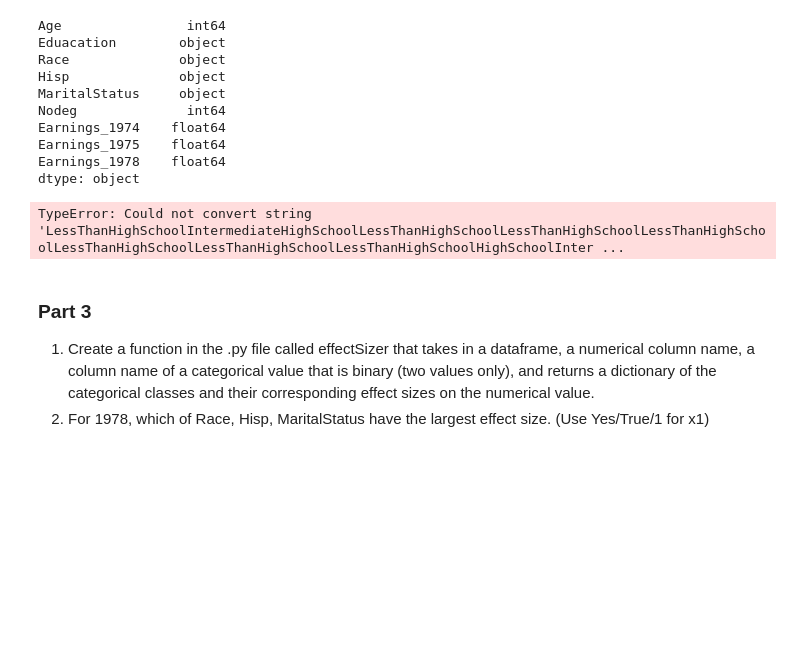
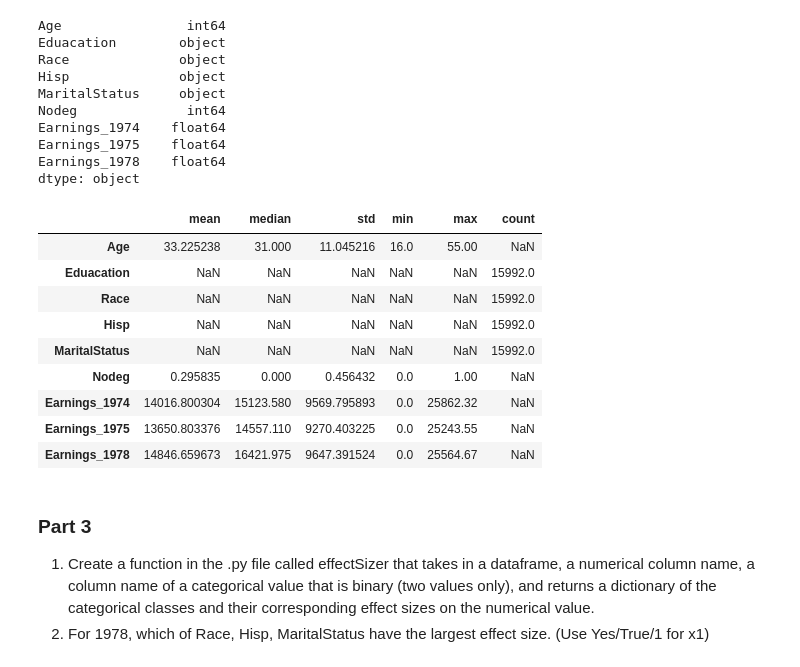
Before and after one commit to AkeemSemperDataScience/data3450-assignment-1-mlsiebold, a Jupyter notebook: START_Asn_1_2025.ipynb, the cells around one changed output. Saved outputs shown, nothing was run; the diff lists cells and outputs as text; code cells hidden in the pictures; blank space fills up the shorter version.

```diff
--- a/START_Asn_1_2025.ipynb
+++ b/START_Asn_1_2025.ipynb
@@ -166,10 +166,22 @@ dtype: object
 # %%
 # 1 - Demo of function
 cohorts = df.columns
-afs.cohortCompare(df, cohorts, statistics=['mean', 'median', 'std', 'min', 'max'])
+cohort_stats = afs.cohortCompare(df, cohorts, statistics=['mean', 'median', 'std', 'min', 'max'])
+cohort_stats_df = pd.DataFrame(cohort_stats).T
+cohort_stats_df
+
 # 2 - Comparison (you could also use a markdown cell for this!!!)
 # %% [output]
-TypeError: Could not convert string 'LessThanHighSchoolIntermediateHighSchoolLessThanHighSchoolLessThanHighSchoolLessThanHighSchoolLessThanHighSchoolLessThanHighSchoolLessThanHighSchoolHighSchoolInter ...
+|  | mean | median | std | min | max | count |
+| Age | 33.225238 | 31.000 | 11.045216 | 16.0 | 55.00 | NaN |
+| Eduacation | NaN | NaN | NaN | NaN | NaN | 15992.0 |
+| Race | NaN | NaN | NaN | NaN | NaN | 15992.0 |
+| Hisp | NaN | NaN | NaN | NaN | NaN | 15992.0 |
+| MaritalStatus | NaN | NaN | NaN | NaN | NaN | 15992.0 |
+| Nodeg | 0.295835 | 0.000 | 0.456432 | 0.0 | 1.00 | NaN |
+| Earnings_1974 | 14016.800304 | 15123.580 | 9569.795893 | 0.0 | 25862.32 | NaN |
+| Earnings_1975 | 13650.803376 | 14557.110 | 9270.403225 | 0.0 | 25243.55 | NaN |
+| Earnings_1978 | 14846.659673 | 16421.975 | 9647.391524 | 0.0 | 25564.67 | NaN |
 # %% [markdown]
 ### Part 3
 
```
Also changed, not shown: 2 other files.
